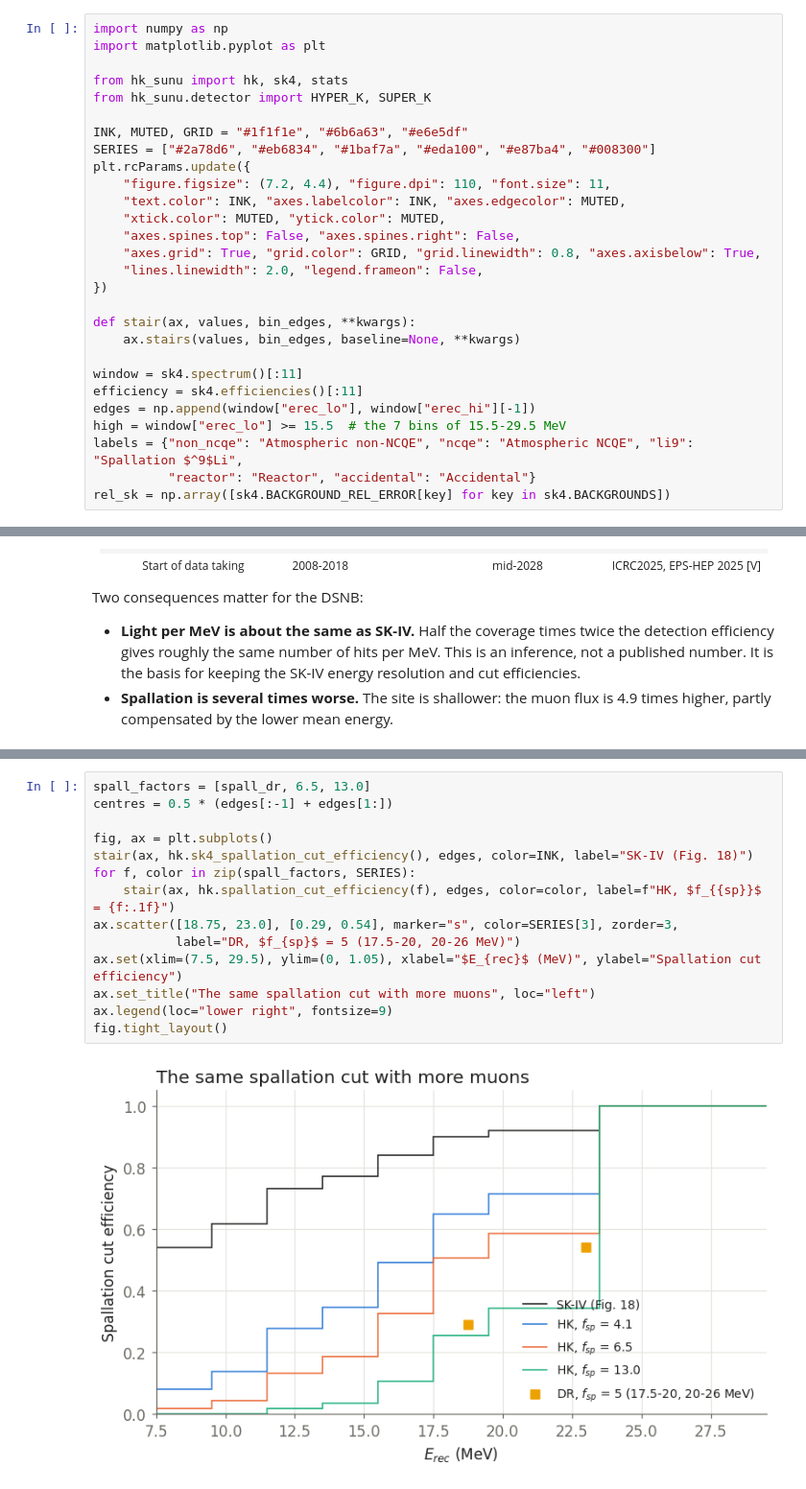
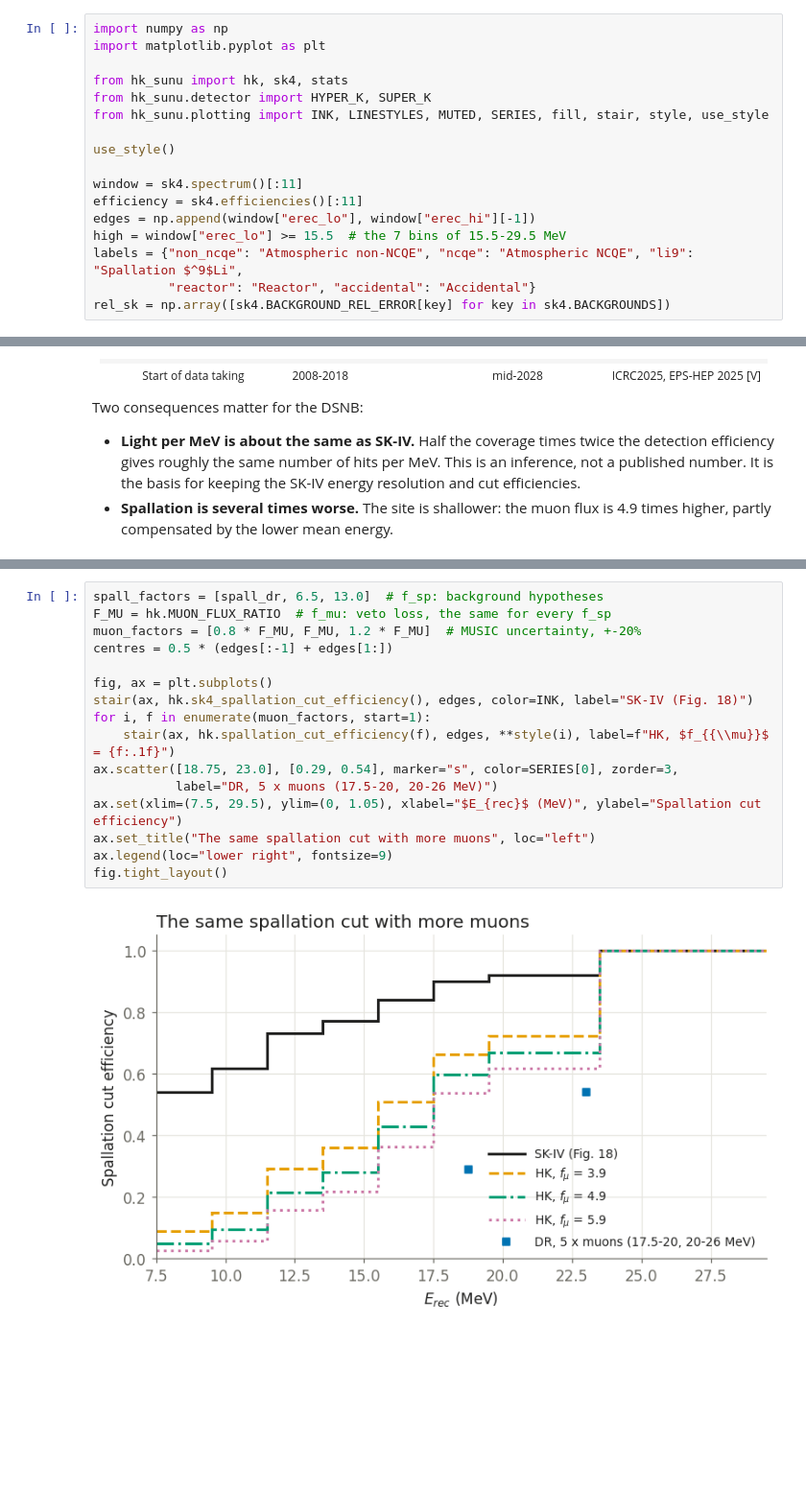
Before and after one commit to jahernando/hk-sunu, a Jupyter notebook: NB/NB02_hk_dsnb_projection.ipynb, the cells around one changed output, grey strips where cells are left out. Shown at 96% size. Cells and saved outputs as stored; diff of their text form; blank space fills up the shorter version.

```diff
--- a/NB/NB02_hk_dsnb_projection.ipynb
+++ b/NB/NB02_hk_dsnb_projection.ipynb
@@ -16,20 +16,9 @@ import matplotlib.pyplot as plt
 
 from hk_sunu import hk, sk4, stats
 from hk_sunu.detector import HYPER_K, SUPER_K
+from hk_sunu.plotting import INK, LINESTYLES, MUTED, SERIES, fill, stair, style, use_style
 
-INK, MUTED, GRID = "#1f1f1e", "#6b6a63", "#e6e5df"
-SERIES = ["#2a78d6", "#eb6834", "#1baf7a", "#eda100", "#e87ba4", "#008300"]
-plt.rcParams.update({
-    "figure.figsize": (7.2, 4.4), "figure.dpi": 110, "font.size": 11,
-    "text.color": INK, "axes.labelcolor": INK, "axes.edgecolor": MUTED,
-    "xtick.color": MUTED, "ytick.color": MUTED,
-    "axes.spines.top": False, "axes.spines.right": False,
-    "axes.grid": True, "grid.color": GRID, "grid.linewidth": 0.8, "axes.axisbelow": True,
-    "lines.linewidth": 2.0, "legend.frameon": False,
-})
-
-def stair(ax, values, bin_edges, **kwargs):
-    ax.stairs(values, bin_edges, baseline=None, **kwargs)
+use_style()
 
 window = sk4.spectrum()[:11]
 efficiency = sk4.efficiencies()[:11]
@@ -115,17 +110,19 @@ This is the main effect of the depth on the DSNB window. With the same cuts, the
 # %%
-spall_factors = [spall_dr, 6.5, 13.0]
+spall_factors = [spall_dr, 6.5, 13.0]  # f_sp: background hypotheses
+F_MU = hk.MUON_FLUX_RATIO  # f_mu: veto loss, the same for every f_sp
+muon_factors = [0.8 * F_MU, F_MU, 1.2 * F_MU]  # MUSIC uncertainty, +-20%
 centres = 0.5 * (edges[:-1] + edges[1:])
 
 fig, ax = plt.subplots()
 stair(ax, hk.sk4_spallation_cut_efficiency(), edges, color=INK, label="SK-IV (Fig. 18)")
-for f, color in zip(spall_factors, SERIES):
-    stair(ax, hk.spallation_cut_efficiency(f), edges, color=color, label=f"HK, $f_{{sp}}$ = {f:.1f}")
-ax.scatter([18.75, 23.0], [0.29, 0.54], marker="s", color=SERIES[3], zorder=3,
-           label="DR, $f_{sp}$ = 5 (17.5-20, 20-26 MeV)")
+for i, f in enumerate(muon_factors, start=1):
+    stair(ax, hk.spallation_cut_efficiency(f), edges, **style(i), label=f"HK, $f_{{\\mu}}$ = {f:.1f}")
+ax.scatter([18.75, 23.0], [0.29, 0.54], marker="s", color=SERIES[0], zorder=3,
+           label="DR, 5 x muons (17.5-20, 20-26 MeV)")
 ax.set(xlim=(7.5, 29.5), ylim=(0, 1.05), xlabel="$E_{rec}$ (MeV)", ylabel="Spallation cut efficiency")
 ax.set_title("The same spallation cut with more muons", loc="left")
 ax.legend(loc="lower right", fontsize=9)
 fig.tight_layout()
 # %% [output]
-[figure, old version]
+[figure, new version]
 # %% [markdown]
```
Also changed, not shown: parts of 14 cells of this notebook, 9 other files.
